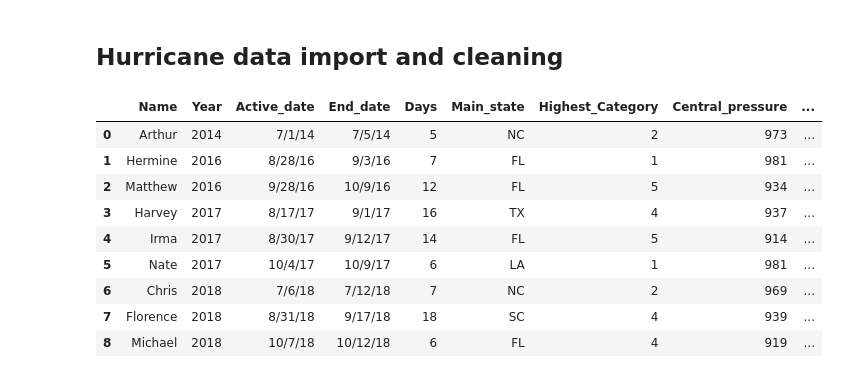
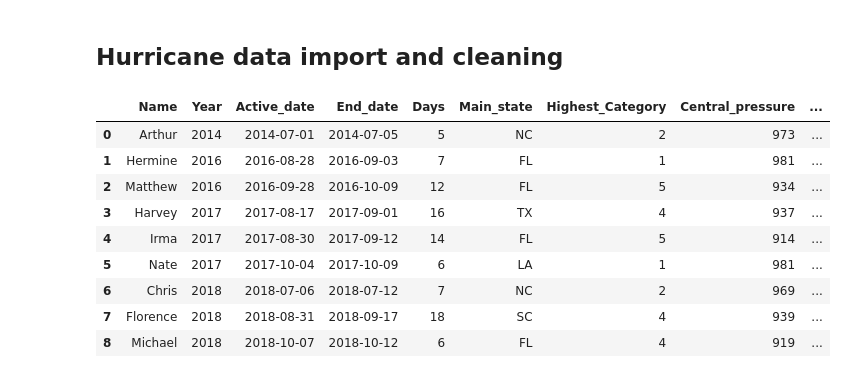
Before and after one commit to nancyculley/Little_Data_Project_1, a Jupyter notebook: Hurricane_stock_market.ipynb, the cells around one changed output. Cells and saved outputs as stored; diff of their text form; code cells hidden in the pictures.

```diff
--- a/Hurricane_stock_market.ipynb
+++ b/Hurricane_stock_market.ipynb
@@ -55,18 +58,22 @@ sp1500.head()
 # %%
 # Load Hurricane data
 hurricane = "resources/Hurricane_data_all.csv"
 hurricane = pd.read_csv(hurricane)
 
+# Reformat date columns, so we can use them later as part of formula
+hurricane['Active_date'] = pd.to_datetime(hurricane['Active_date'])
+hurricane['End_date'] = pd.to_datetime(hurricane['End_date'])
+
 # Display the data table for preview
 hurricane.head(20)
 # %% [output]
 |  | Name | Year | Active_date | End_date | Days | Main_state | Highest_Category | Central_pressure | ... |
-| 0 | Arthur | 2014 | 7/1/14 | 7/5/14 | 5 | NC | 2 | 973 | ... |
-| 1 | Hermine | 2016 | 8/28/16 | 9/3/16 | 7 | FL | 1 | 981 | ... |
-| 2 | Matthew | 2016 | 9/28/16 | 10/9/16 | 12 | FL | 5 | 934 | ... |
-| 3 | Harvey | 2017 | 8/17/17 | 9/1/17 | 16 | TX | 4 | 937 | ... |
-| 4 | Irma | 2017 | 8/30/17 | 9/12/17 | 14 | FL | 5 | 914 | ... |
-| 5 | Nate | 2017 | 10/4/17 | 10/9/17 | 6 | LA | 1 | 981 | ... |
-| 6 | Chris | 2018 | 7/6/18 | 7/12/18 | 7 | NC | 2 | 969 | ... |
-| 7 | Florence | 2018 | 8/31/18 | 9/17/18 | 18 | SC | 4 | 939 | ... |
-| 8 | Michael | 2018 | 10/7/18 | 10/12/18 | 6 | FL | 4 | 919 | ... |
+| 0 | Arthur | 2014 | 2014-07-01 | 2014-07-05 | 5 | NC | 2 | 973 | ... |
+| 1 | Hermine | 2016 | 2016-08-28 | 2016-09-03 | 7 | FL | 1 | 981 | ... |
+| 2 | Matthew | 2016 | 2016-09-28 | 2016-10-09 | 12 | FL | 5 | 934 | ... |
+| 3 | Harvey | 2017 | 2017-08-17 | 2017-09-01 | 16 | TX | 4 | 937 | ... |
+| 4 | Irma | 2017 | 2017-08-30 | 2017-09-12 | 14 | FL | 5 | 914 | ... |
+| 5 | Nate | 2017 | 2017-10-04 | 2017-10-09 | 6 | LA | 1 | 981 | ... |
+| 6 | Chris | 2018 | 2018-07-06 | 2018-07-12 | 7 | NC | 2 | 969 | ... |
+| 7 | Florence | 2018 | 2018-08-31 | 2018-09-17 | 18 | SC | 4 | 939 | ... |
+| 8 | Michael | 2018 | 2018-10-07 | 2018-10-12 | 6 | FL | 4 | 919 | ... |
```
Also changed, not shown: parts of 9 cells of this notebook.
